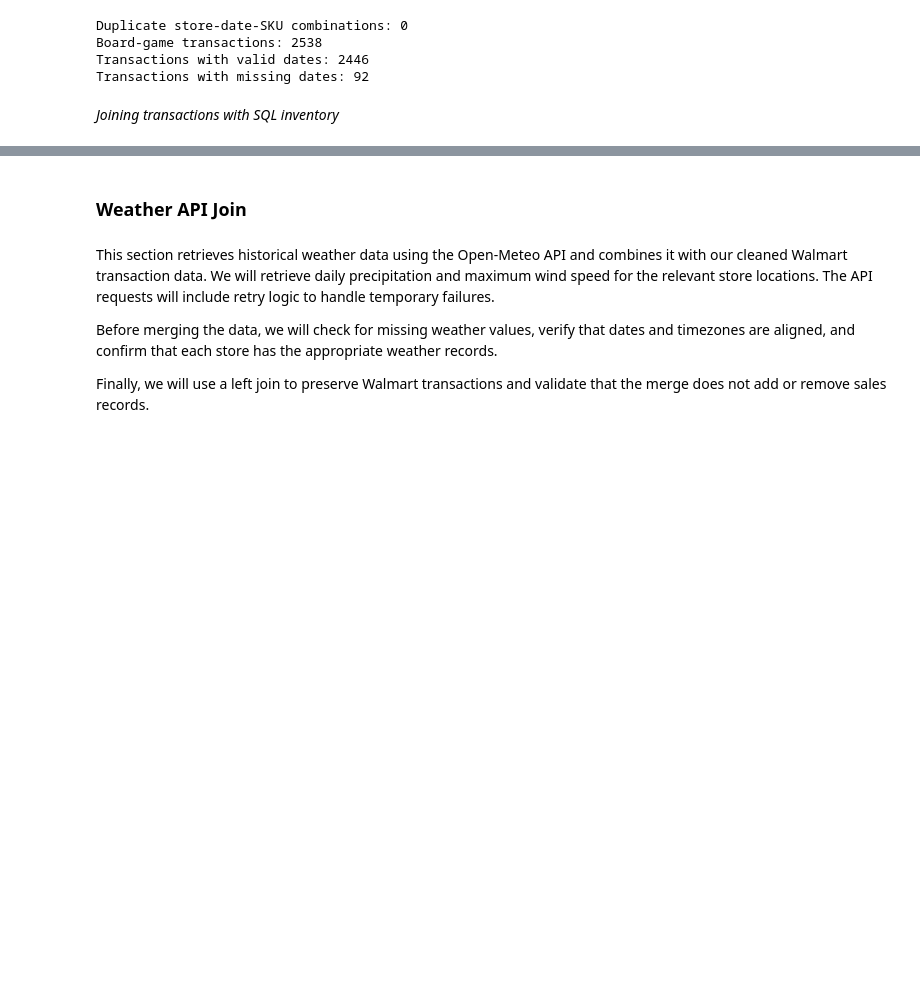
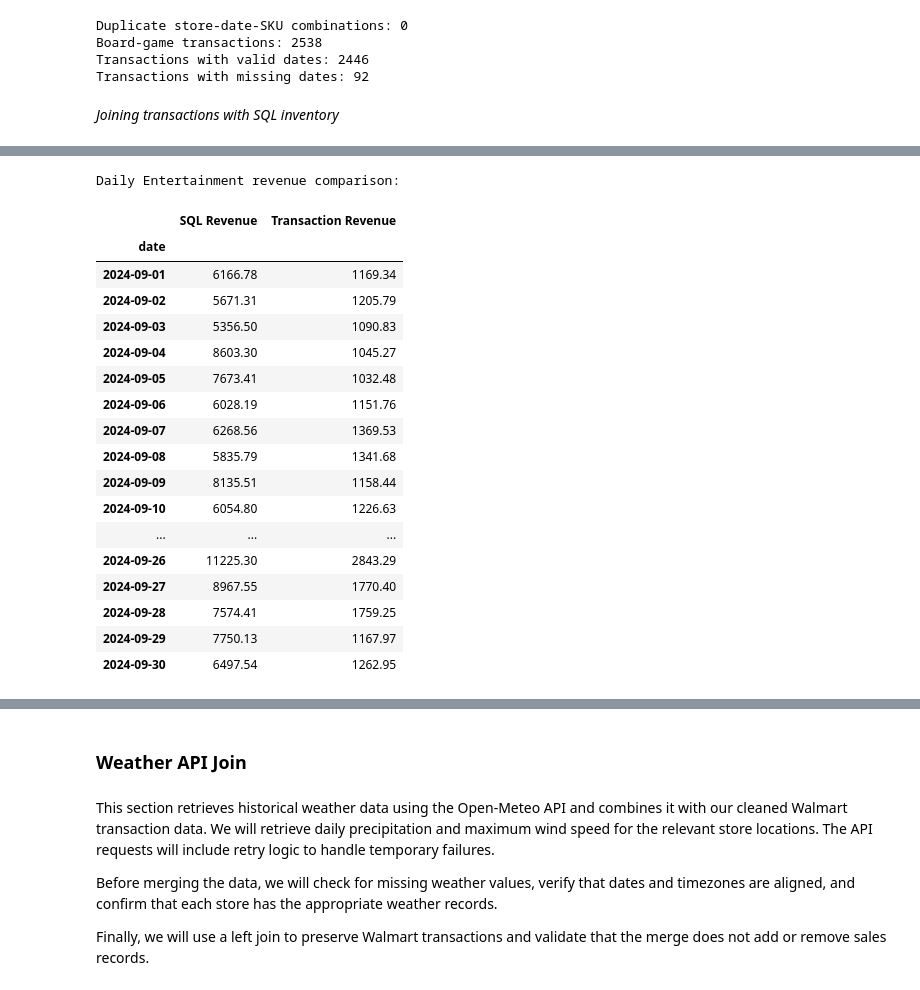
Before and after one commit to raffaellaalpaca-ai/walmart-hurricane-project, a Jupyter notebook: Walmart_Midterm_Notebook_(DS_2002).ipynb, the cells around one changed output, grey strips where cells are left out. Cells and saved outputs as stored; diff of their text form; code cells hidden in the pictures; blank space fills up the shorter version.

```diff
--- a/Walmart_Midterm_Notebook_(DS_2002).ipynb
+++ b/Walmart_Midterm_Notebook_(DS_2002).ipynb
@@ -1749,0 +1923,52 @@ display(
+# %%
+# Create copies to avoid changing the original data
+sql_daily = sql_entertainment.copy()
+transactions_daily = transaction_entertainment.copy()
+
+# Standardize dates
+sql_daily["date"] = pd.to_datetime(
+    sql_daily["date"],
+    format="mixed",
+    errors="coerce"
+).dt.normalize()
+
+transactions_daily["date"] = pd.to_datetime(
+    transactions_daily["timestamp"],
+    format="mixed",
+    errors="coerce"
+).dt.normalize()
+
+# Calculate daily revenue from SQL
+sql_daily_totals = sql_daily.groupby("date")["total_revenue"].sum()
+
+# Calculate daily revenue from transactions
+transaction_daily_totals = transactions_daily.groupby("date")["revenue"].sum()
+
+# Compare daily totals
+daily_comparison = pd.DataFrame({
+    "SQL Revenue": sql_daily_totals,
+    "Transaction Revenue": transaction_daily_totals
+})
+
+print("Daily Entertainment revenue comparison:")
+display(daily_comparison.round(2))
+# %% [output]
+Daily Entertainment revenue comparison:
+|  | SQL Revenue | Transaction Revenue |
+| date |  |  |
+| 2024-09-01 | 6166.78 | 1169.34 |
+| 2024-09-02 | 5671.31 | 1205.79 |
+| 2024-09-03 | 5356.50 | 1090.83 |
+| 2024-09-04 | 8603.30 | 1045.27 |
+| 2024-09-05 | 7673.41 | 1032.48 |
+| 2024-09-06 | 6028.19 | 1151.76 |
+| 2024-09-07 | 6268.56 | 1369.53 |
+| 2024-09-08 | 5835.79 | 1341.68 |
+| 2024-09-09 | 8135.51 | 1158.44 |
+| 2024-09-10 | 6054.80 | 1226.63 |
+| ... | ... | ... |
+| 2024-09-26 | 11225.30 | 2843.29 |
+| 2024-09-27 | 8967.55 | 1770.40 |
+| 2024-09-28 | 7574.41 | 1759.25 |
+| 2024-09-29 | 7750.13 | 1167.97 |
+| 2024-09-30 | 6497.54 | 1262.95 |
```
Also changed, not shown: parts of 11 cells of this notebook.
